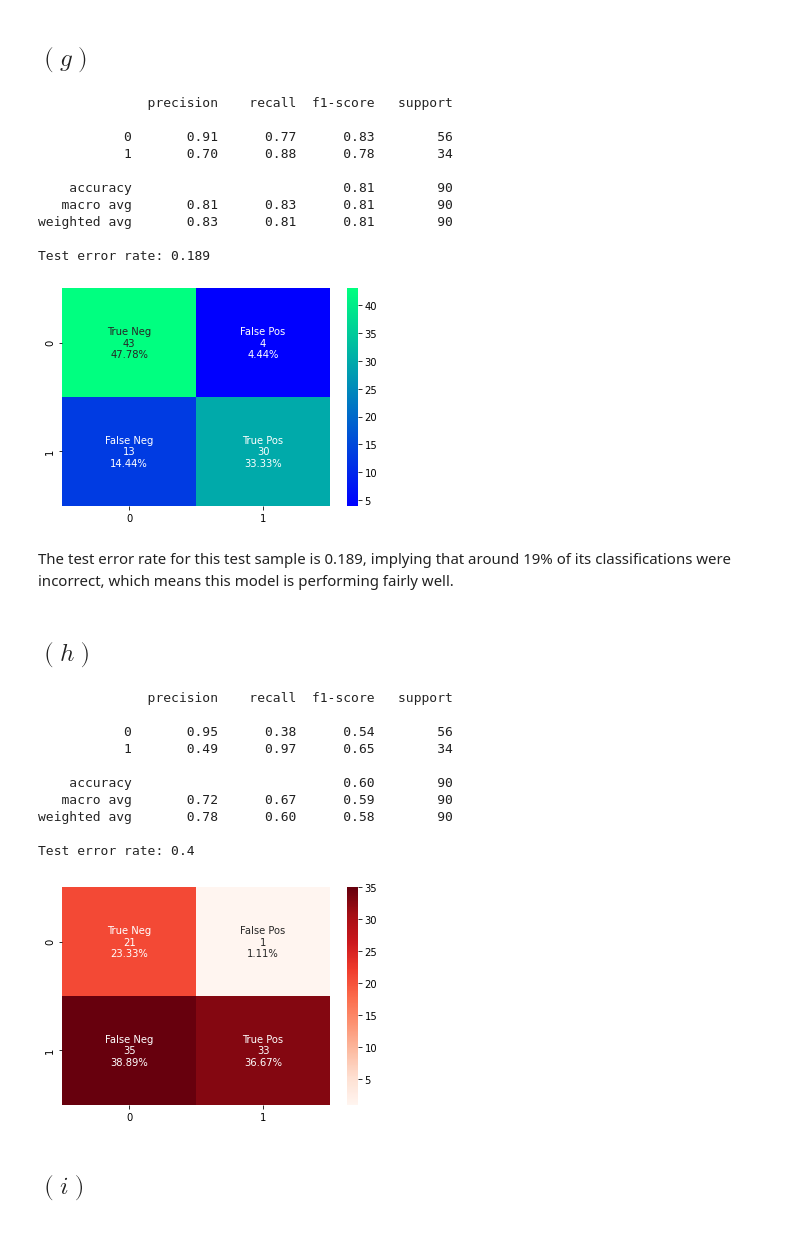
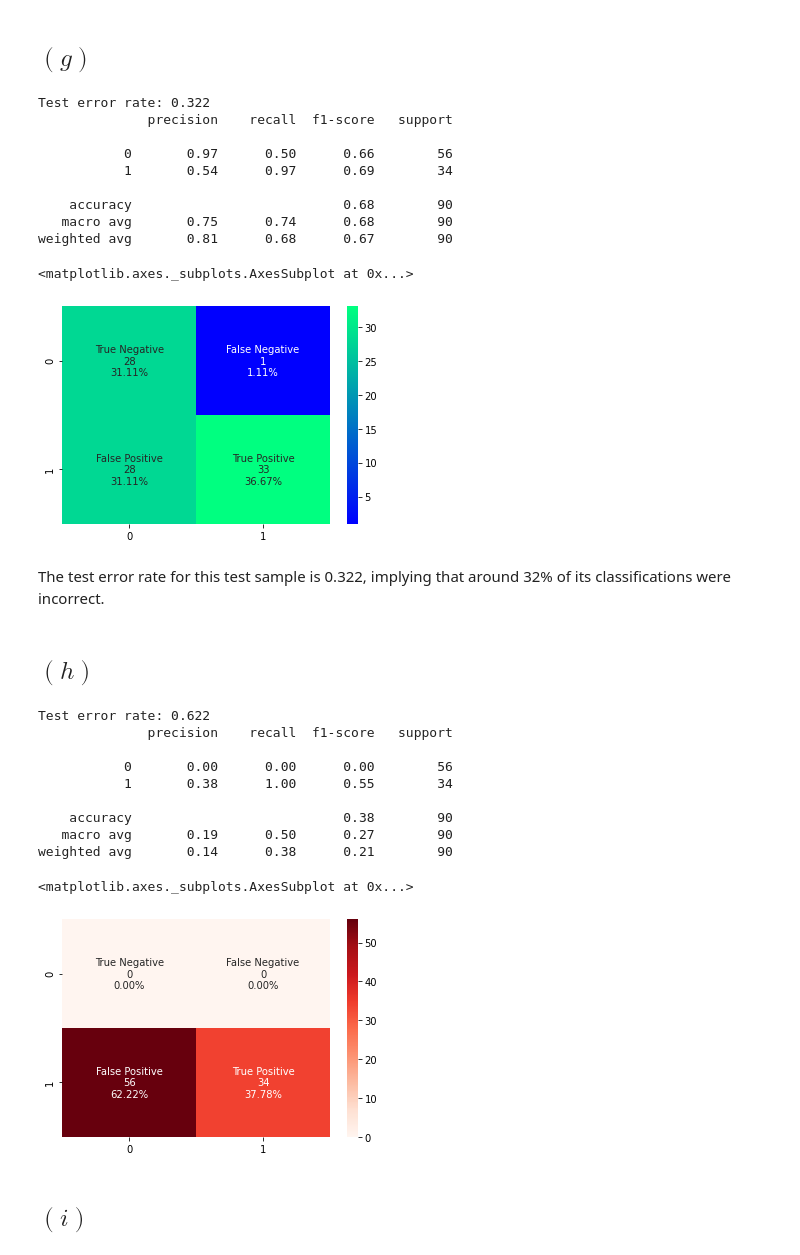
Before and after one commit to Nishal97/DataScienceCW2, a Jupyter notebook: Coursework2.ipynb, the cells around one changed output. Cells and saved outputs as stored; diff of their text form; code cells hidden in the pictures.

```diff
--- a/Coursework2.ipynb
+++ b/Coursework2.ipynb
@@ -194,51 +220,52 @@ X_train, X_test, y_train, y_test = train_test_split(X, y,train_size=207, random_
 # %% [markdown]
 ## $(g)$
 # %%
+#ESTIMATION
 logit = skl_lm.LogisticRegression(solver='newton-cg')
 logit.fit(X_train,y_train)
-prob = logit.predict_proba(X_test)
-#Index 1 = pr(0) and Index 2 = pr(1)
+logitprob = logit.predict_proba(X_test)
 
-testclf=[]
-for i in range(len(prob)):
-    if (prob[i][1]>0.46)==True:
-        testclf.append(1)
+#OUTPUT
+testlogit=[]
+for i in range(len(logitprob)):
+    if (logitprob[i][1]>0.2)==True:
+        testlogit.append(1)
     else:
-        testclf.append(0)
+        testlogit.append(0)
 
-print(classification_report(y_test, testclf, digits=2))
+error_rate_logit1 = 1-accuracy_score(y_test, testlogit)
+print("Test error rate:",round(error_rate_logit1,3))
+print(classification_report(y_test, testlogit, digits=2))
 
-cf_matrix=confusion_matrix(y_test, testclf).T
-
-group_names = ["True Neg","False Pos","False Neg","True Pos"]
+#CONFUSION MATRIX
+cf_matrix=confusion_matrix(y_test, testlogit).T
+group_names = ["True Negative","False Negative","False Positive","True Positive"]
 group_counts = ["{0:0.0f}".format(value) for value in
                 cf_matrix.flatten()]
 group_percentages = ["{0:.2%}".format(value) for value in
                      cf_matrix.flatten()/np.sum(cf_matrix)]
 labels = [f"{v1}\n{v2}\n{v3}" for v1, v2, v3 in
           zip(group_names,group_counts,group_percentages)]
 labels = np.asarray(labels).reshape(2,2)
 sns.heatmap(cf_matrix, annot=labels, fmt="", cmap='winter')
-
-error_rate_logit1 = 1-accuracy_score(y_test, testclf)
-print("Test error rate:",round(error_rate_logit1,3))
 # %% [output]
+Test error rate: 0.322
               precision    recall  f1-score   support
 
-           0       0.91      0.77      0.83        56
-           1       0.70      0.88      0.78        34
+           0       0.97      0.50      0.66        56
+           1       0.54      0.97      0.69        34
 
-    accuracy                           0.81        90
-   macro avg       0.81      0.83      0.81        90
-weighted avg       0.83      0.81      0.81        90
-
-Test error rate: 0.189
+    accuracy                           0.68        90
+   macro avg       0.75      0.74      0.68        90
+weighted avg       0.81      0.68      0.67        90
+<matplotlib.axes._subplots.AxesSubplot at 0x...>
-[figure, old version]
+[figure, new version]
 # %% [markdown]
-The test error rate for this test sample is 0.189, implying that around 19% of its classifications were incorrect, which means this model is performing fairly well.
+The test error rate for this test sample is 0.322, implying that around 32% of its classifications were incorrect.
 # %% [markdown]
 ## $(h)$
 # %%
+#RANDOM SAMPLING
 import random
 random.seed(10)
 randomclf = []
@@ -246,21 +273,25 @@ for i in range(207):
     n = random.choice([0,1])
     randomclf.append(n)
 
+#ESTIMATION
 logit.fit(X_train,randomclf)
-prob = logit.predict_proba(X_test)
+randprob = logit.predict_proba(X_test)
 
+#OUTPUT
 testclf=[]
-for i in range(len(prob)):
-    if (prob[i][1]>0.46)==True:
+for i in range(len(randprob)):
+    if (randprob[i][1]>0.2)==True:
         testclf.append(1)
     else:
         testclf.append(0)
 
+error_rate_logit2 = 1-accuracy_score(y_test, testclf)
+print("Test error rate:",round(error_rate_logit2,3))
 print(classification_report(y_test, testclf, digits=2))
 
+#CONFUSION MATRIX
 cf_matrix=confusion_matrix(y_test, testclf).T
-
-group_names = ["True Neg","False Pos","False Neg","True Pos"]
+group_names = ["True Negative","False Negative","False Positive","True Positive"]
 group_counts = ["{0:0.0f}".format(value) for value in
                 cf_matrix.flatten()]
 group_percentages = ["{0:.2%}".format(value) for value in
@@ -269,20 +300,17 @@ labels = [f"{v1}\n{v2}\n{v3}" for v1, v2, v3 in
           zip(group_names,group_counts,group_percentages)]
 labels = np.asarray(labels).reshape(2,2)
 sns.heatmap(cf_matrix, annot=labels, fmt="", cmap='Reds')
-
-error_rate_logit2 = 1-accuracy_score(y_test, testclf)
-print("Test error rate:",round(error_rate_logit2,3))
 # %% [output]
+Test error rate: 0.622
               precision    recall  f1-score   support
 
-           0       0.95      0.38      0.54        56
-           1       0.49      0.97      0.65        34
+           0       0.00      0.00      0.00        56
+           1       0.38      1.00      0.55        34
 
-    accuracy                           0.60        90
-   macro avg       0.72      0.67      0.59        90
-weighted avg       0.78      0.60      0.58        90
-
-Test error rate: 0.4
+    accuracy                           0.38        90
+   macro avg       0.19      0.50      0.27        90
+weighted avg       0.14      0.38      0.21        90
+<matplotlib.axes._subplots.AxesSubplot at 0x...>
-[figure, old version]
+[figure, new version]
 # %% [markdown]
 ## $(i)$
```
Also changed, not shown: parts of 30 cells of this notebook, 1 other file.
